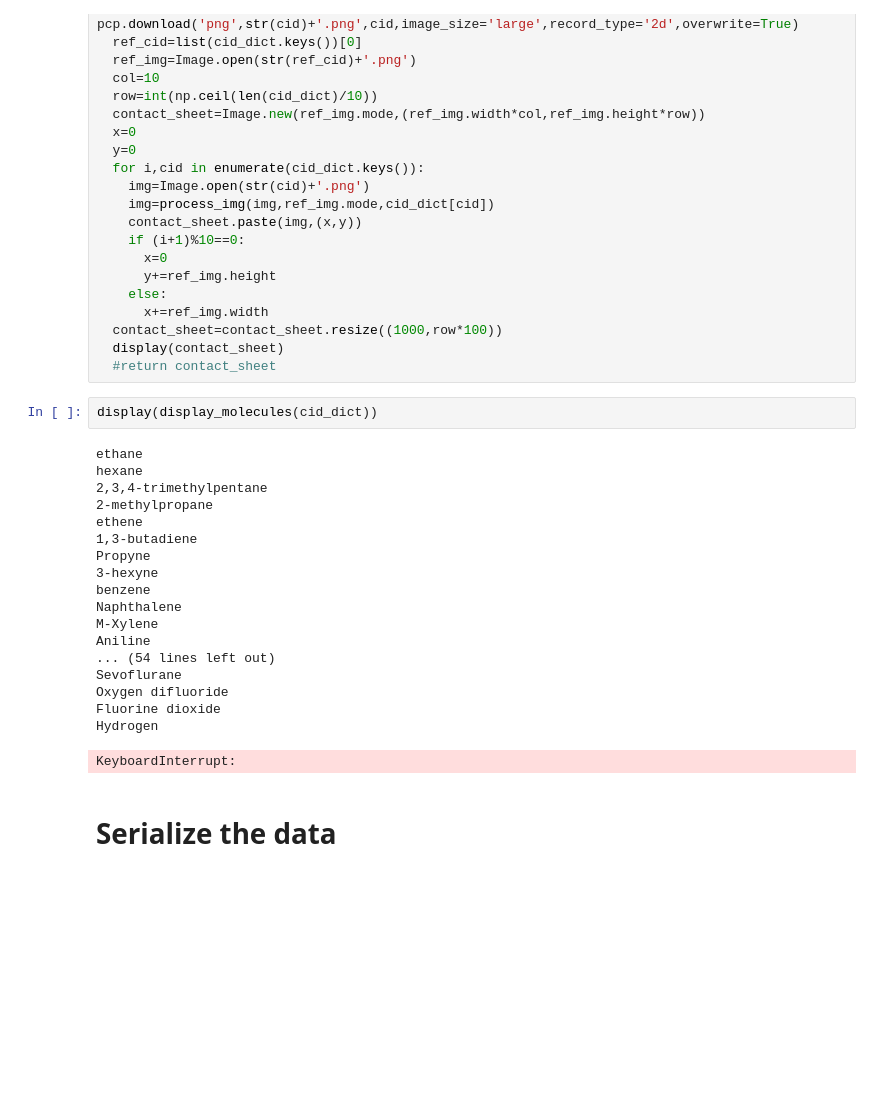
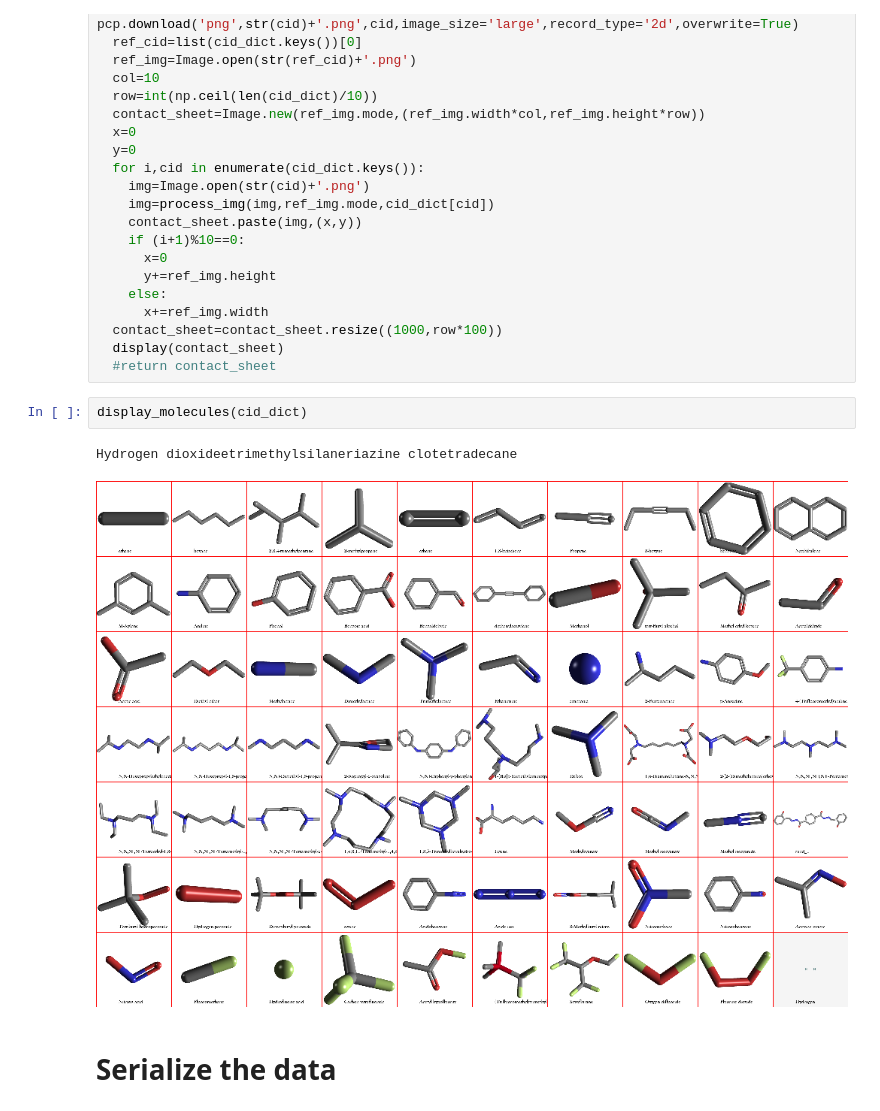
Before and after one commit to siddharth-ncl-work/connectivity_using_ml, a Jupyter notebook: Data Collection.ipynb, the cells around one changed output. Saved outputs shown, nothing was run; the diff lists cells and outputs as text; blank space fills up the shorter version.

Commit message:
For molecules contact sheet Published from Watson Studio.

```diff
--- a/Data Collection.ipynb
+++ b/Data Collection.ipynb
@@ -282,27 +282,11 @@ def display_molecules(cid_dict):
   contact_sheet=contact_sheet.resize((1000,row*100))
   display(contact_sheet)
   #return contact_sheet
-# %%
-display(display_molecules(cid_dict))
-# %% [output]
-ethane
-hexane
-2,3,4-trimethylpentane
-2-methylpropane
-ethene
-1,3-butadiene
-Propyne
-3-hexyne
-benzene
-Naphthalene
-M-Xylene
-Aniline
-... (54 lines left out)
-Sevoflurane
-Oxygen difluoride
-Fluorine dioxide
-Hydrogen
-KeyboardInterrupt:
+# %%
+display_molecules(cid_dict)
+# %% [output]
+Hydrogen dioxideetrimethylsilaneriazine clotetradecane
+[figure, added]
 # %% [markdown]
 # Serialize the data
 # %%
```
